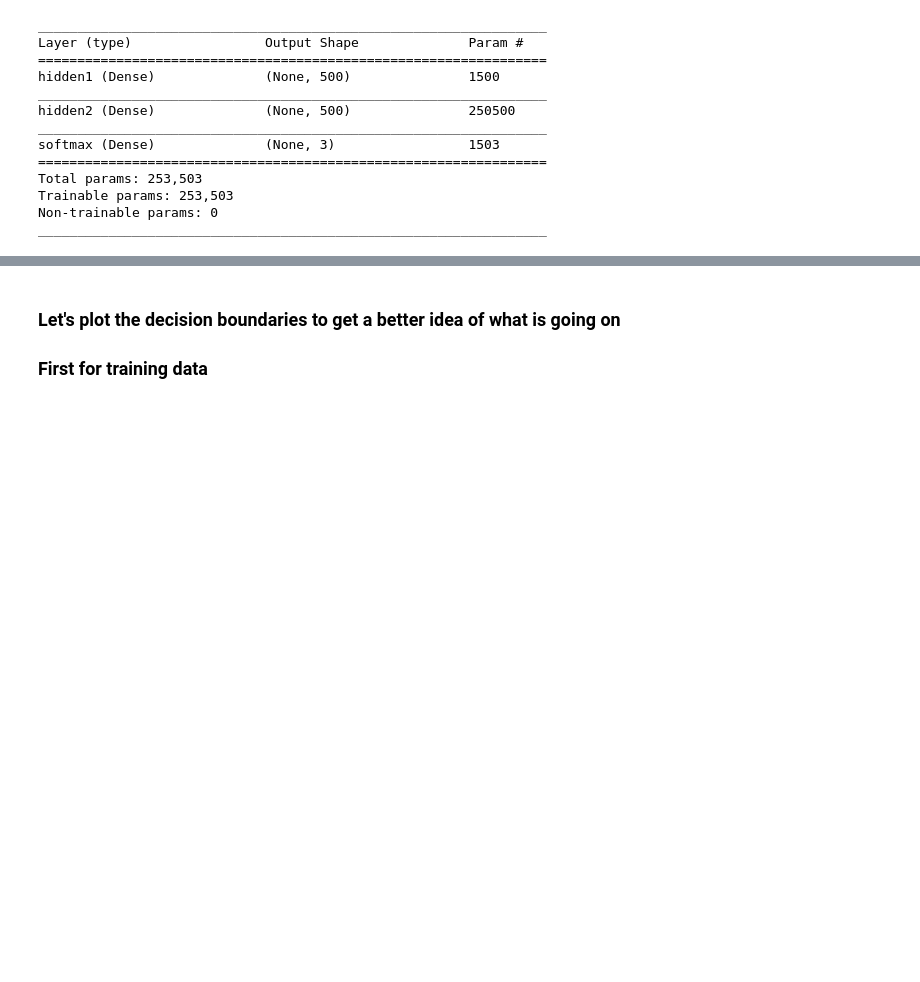
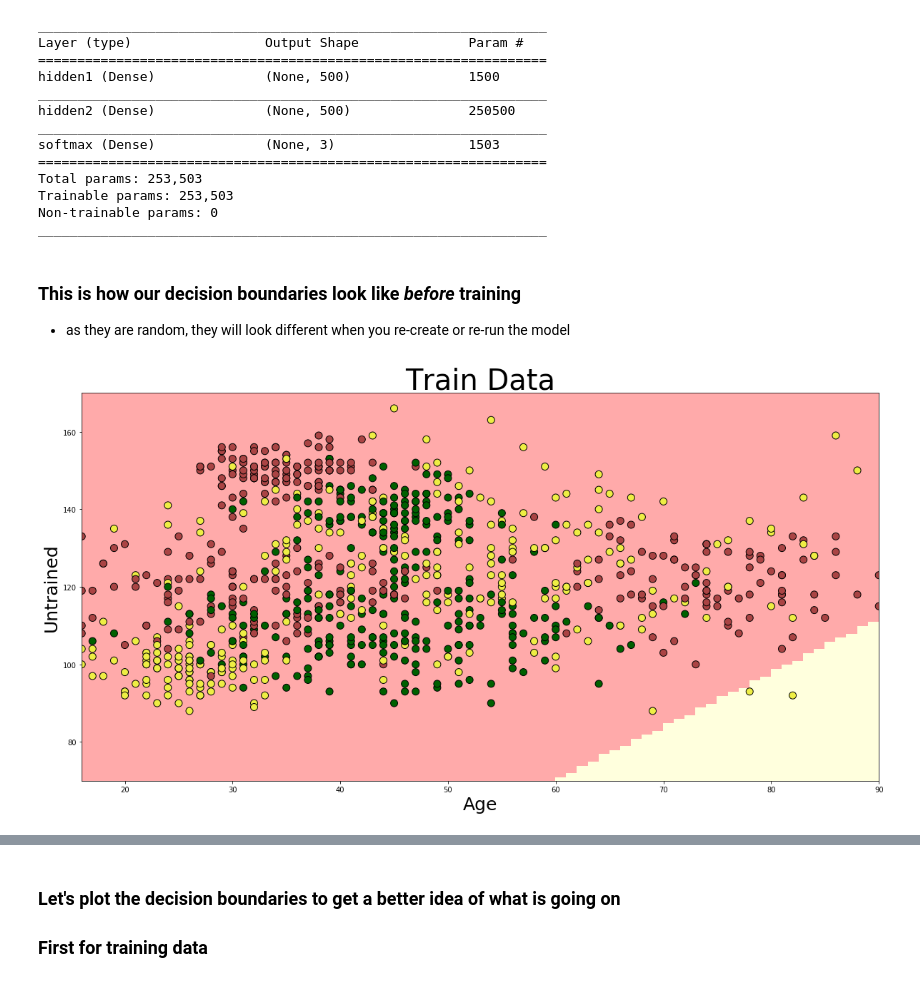
Before and after one commit to DJCordhose/deep-learning-crash-course-notebooks, a Jupyter notebook: U3-M7-nn-training.ipynb, the cells around one changed output, grey strips where cells are left out. Saved outputs shown, nothing was run; the diff lists cells and outputs as text; code cells hidden in the pictures; blank space fills up the shorter version.

```diff
--- a/U3-M7-nn-training.ipynb
+++ b/U3-M7-nn-training.ipynb
@@ -229,6 +290,15 @@ Total params: 253,503
 Trainable params: 253,503
 Non-trainable params: 0
 _________________________________________________________________
+# %% [markdown]
+### This is how our decision boundaries look like _before_ training
+* as they are random, they will look different when you re-create or re-run the model
+# %%
+plot_prediction(model, X_train_2_dim[:, 1], X_train_2_dim[:, 0],
+               'Age', 'Untrained', y_train,
+                title="Train Data")
+# %% [output]
+[figure, added]
 # %%
 model.compile(loss='sparse_categorical_crossentropy',
              optimizer='adam',
```
Also changed, not shown: parts of 21 cells of this notebook, 4 other files.
